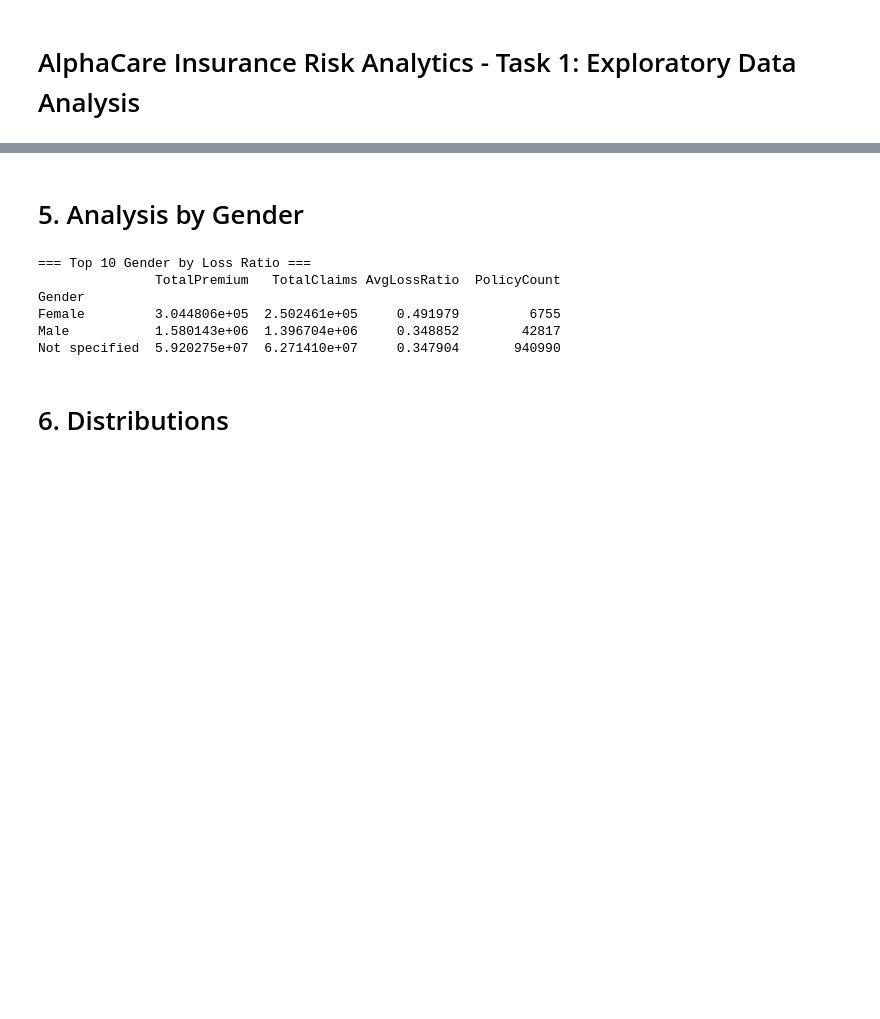
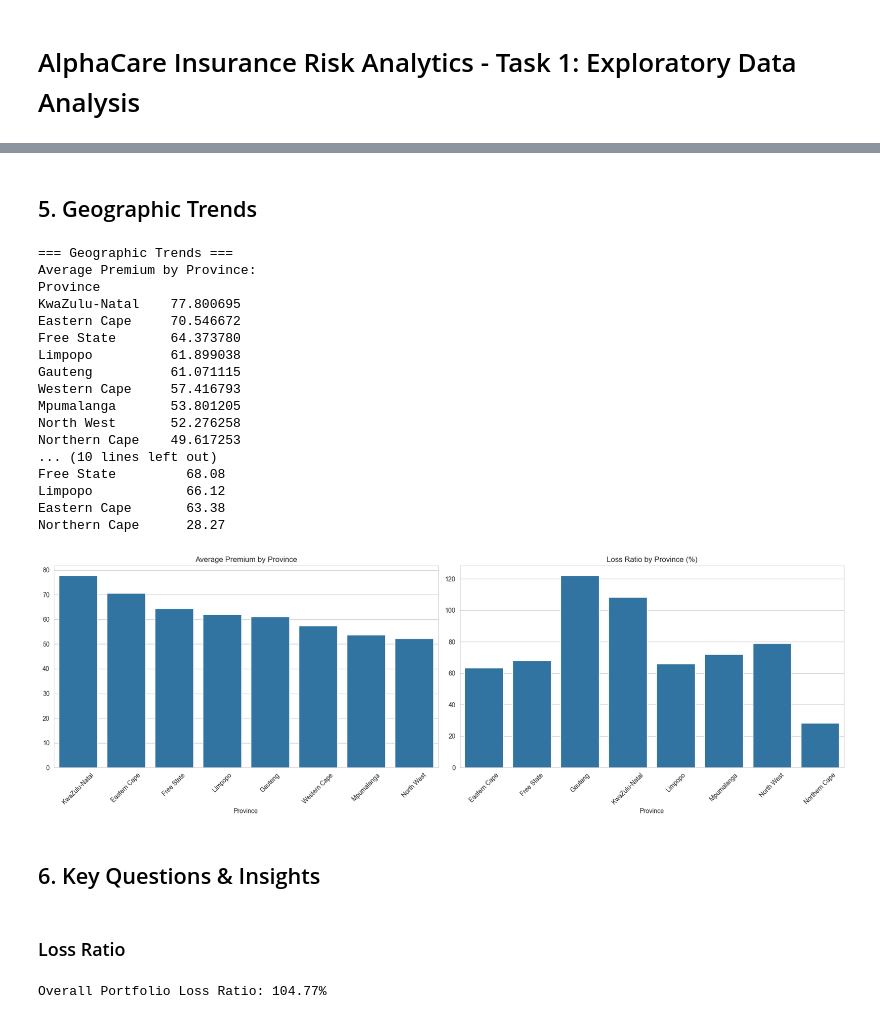
Before and after one commit to MasteryProgram/week-3-insurance-analytics, a Jupyter notebook: notebooks/01_eda.ipynb, the cells around one changed output, grey strips where cells are left out. Drawn from its saved outputs; the diff is of its cells as text; code cells hidden in the pictures; blank space fills up the shorter version.

```diff
--- a/notebooks/01_eda.ipynb
+++ b/notebooks/01_eda.ipynb
@@ -66,13 +94,31 @@ Passing `palette` without assigning `hue` is deprecated and will be removed in v
-# %% [markdown]
-# 5. Analysis by Gender
-# %%
-gender_analysis = analyze_by_group(df, 'Gender')
-# %% [output]
-=== Top 10 Gender by Loss Ratio ===
-               TotalPremium   TotalClaims AvgLossRatio  PolicyCount
-Gender
-Female         3.044806e+05  2.502461e+05     0.491979         6755
-Male           1.580143e+06  1.396704e+06     0.348852        42817
-Not specified  5.920275e+07  6.271410e+07     0.347904       940990
-# %% [markdown]
-# 6. Distributions
+# %% [markdown]
+## 5. Geographic Trends
+# %%
+geographic_trends(df)# 5. Analysis by Gender
+# %% [output]
+=== Geographic Trends ===
+Average Premium by Province:
+Province
+KwaZulu-Natal    77.800695
+Eastern Cape     70.546672
+Free State       64.373780
+Limpopo          61.899038
+Gauteng          61.071115
+Western Cape     57.416793
+Mpumalanga       53.801205
+North West       52.276258
+Northern Cape    49.617253
+... (10 lines left out)
+Free State         68.08
+Limpopo            66.12
+Eastern Cape       63.38
+Northern Cape      28.27
+[figure, added]
+# %% [markdown]
+## 6. Key Questions & Insights
+# %% [markdown]
+### Loss Ratio
+# %%
+overall_lr = calculate_loss_ratio(df)
+# %% [output]
+Overall Portfolio Loss Ratio: 104.77%
```
Also changed, not shown: parts of 19 cells of this notebook, 7 other files.
